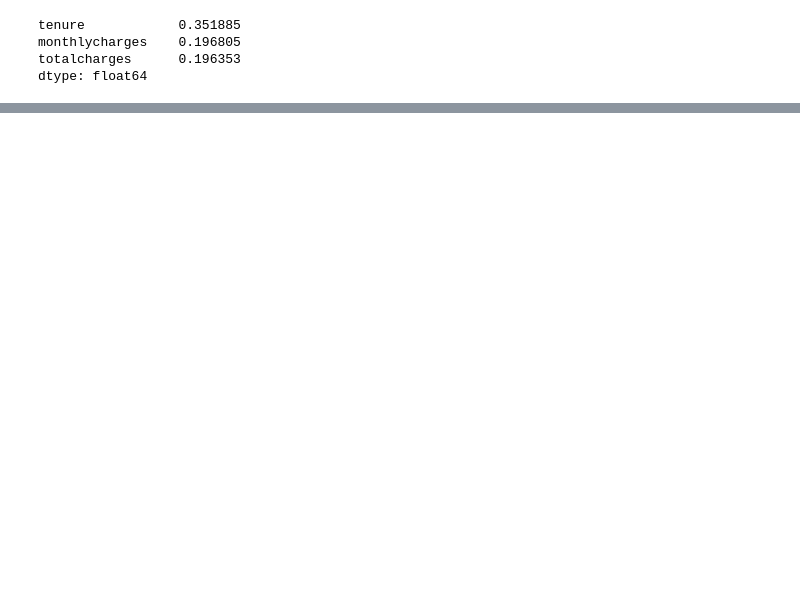
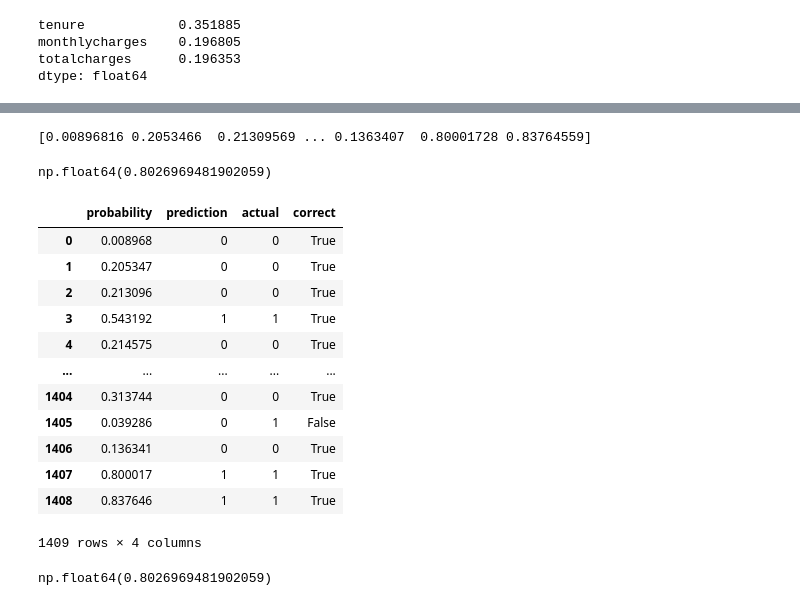
Before and after one commit to aljariri0/ML-Zoomcamp, a Jupyter notebook: 03-classification/3.1-Churn prediction project.ipynb, the cells around one changed output, grey strips where cells are left out. Drawn from its saved outputs; the diff is of its cells as text; code cells hidden in the pictures; blank space fills up the shorter version.

Commit message:
understand One-hot encoding and apply logistic regression using sklearn

```diff
--- a/03-classification/3.1-Churn prediction project.ipynb
+++ b/03-classification/3.1-Churn prediction project.ipynb
@@ -471,0 +583,11 @@ dtype: float64
+# %%
+# So here the Whole Process
+
+train_dicts = df_train[categorical + numerical].to_dict(orient='records')
+train_dv = DictVectorizer(sparse=False)
+X_train = train_dv.fit_transform(train_dicts)
+
+
+validation_dicts = df_validation[categorical + numerical].to_dict(orient='records')
+validation_dv = DictVectorizer(sparse=False)
+X_validation = validation_dv.fit_transform(validation_dicts)
@@ -471,0 +662,3 @@ dtype: float64
+# %%
+model = LogisticRegression(solver='lbfgs')
+model.fit(X_train, y_train)
@@ -471,0 +719,45 @@ dtype: float64
+# %%
+y_prediction = model.predict_proba(X_validation)[:, 1]
+churn_decision = (y_prediction >= 0.5)
+
+df_validation[churn_decision].customerid # those are the people we will send to them promotional email (discount)
+
+y_prediction = model.predict_proba(X_validation)[:, 1]
+print(y_prediction)
+# %% [output]
+[0.00896816 0.2053466  0.21309569 ... 0.1363407  0.80001728 0.83764559]
+# %%
+# to actually compute how well the model is
+
+(y_validation == churn_decision.astype(int)).mean()
+# %% [output]
+np.float64(0.8026969481902059)
+# %%
+# Best approach: Initialize with data
+df_predicit = pd.DataFrame({
+    'probability': y_prediction,
+    'prediction': churn_decision.astype(int),
+    'actual': y_validation
+})
+
+df_predicit['correct'] = df_predicit.prediction == df_predicit.actual
+
+df_predicit
+# %% [output]
+|  | probability | prediction | actual | correct |
+| 0 | 0.008968 | 0 | 0 | True |
+| 1 | 0.205347 | 0 | 0 | True |
+| 2 | 0.213096 | 0 | 0 | True |
+| 3 | 0.543192 | 1 | 1 | True |
+| 4 | 0.214575 | 0 | 0 | True |
+| ... | ... | ... | ... | ... |
+| 1404 | 0.313744 | 0 | 0 | True |
+| 1405 | 0.039286 | 0 | 1 | False |
+| 1406 | 0.136341 | 0 | 0 | True |
+| 1407 | 0.800017 | 1 | 1 | True |
+| 1408 | 0.837646 | 1 | 1 | True |
+1409 rows × 4 columns
+# %%
+df_predicit.correct.mean()
+# %% [output]
+np.float64(0.8026969481902059)
```
Also changed, not shown: parts of 24 cells of this notebook, 5 other files.
